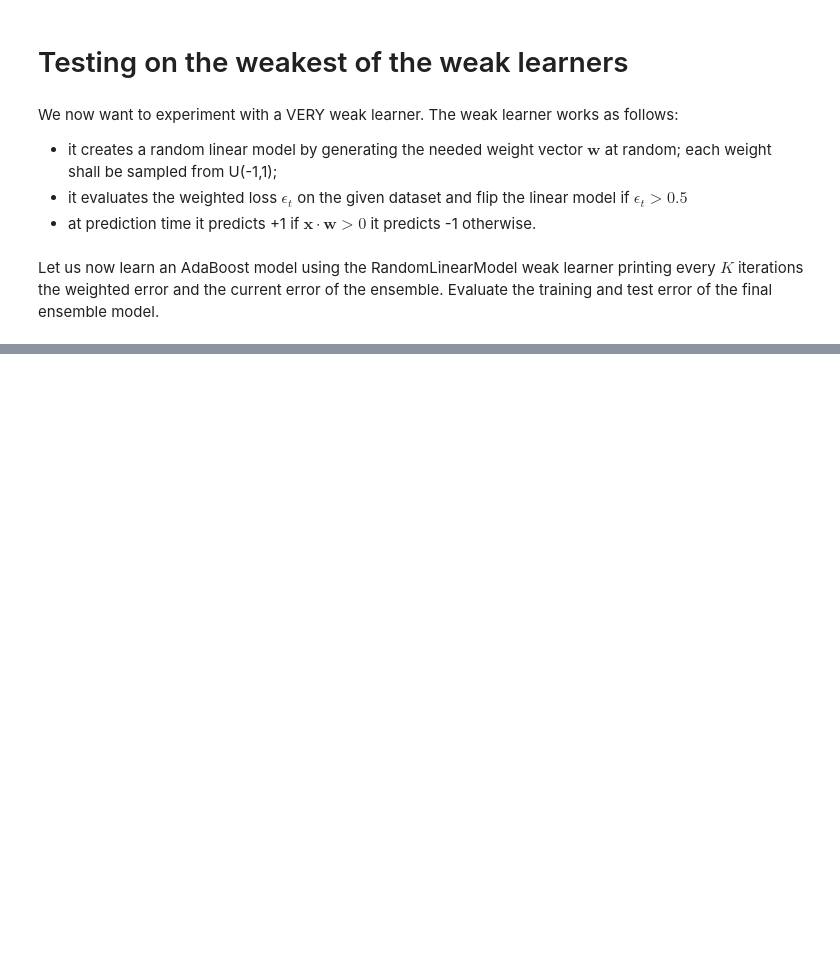
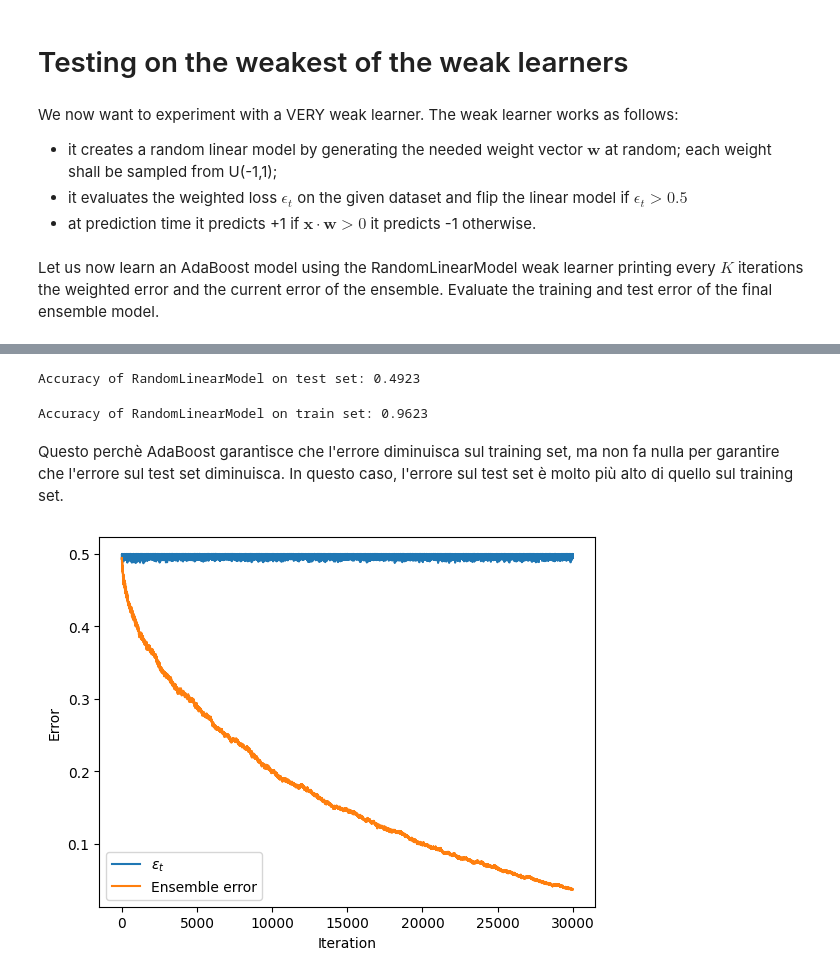
Before and after one commit to jakbtg/AAUT, a Jupyter notebook: Esposito/3-AdaBoost.ipynb, the cells around one changed output, grey strips where cells are left out. Drawn from its saved outputs; the diff is of its cells as text; code cells hidden in the pictures; blank space fills up the shorter version.

```diff
--- a/Esposito/3-AdaBoost.ipynb
+++ b/Esposito/3-AdaBoost.ipynb
@@ -40,7 +40,7 @@ class AdaBoost:
     def weightedError(self, y, y_, w):
         return np.sum(w[y != y_])
 
-    def fit(self, X, y):
+    def fit(self, X, y, print_step=10):
         n = len(y)
         w = np.ones(n) / n
         ensemble_predictions = np.zeros(n)
@@ -59,7 +59,7 @@ class AdaBoost:
             ensemble_error = np.sum(np.sign(ensemble_predictions) != y) / n
             self.ensemble_errors.append(ensemble_error)
             self.weak_learner_errors.append(et)
-            if t % 5 == 0:
+            if t % print_step == 0:
                 print(f'Step: {t} - et: {et:.4f} - ensemble error: {ensemble_error:.4f}')
         return self
 
@@ -122,19 +119,21 @@ We now want to experiment with a VERY weak learner. The weak learner works as fo
 # %%
 class RandomLinearModel:
     def loss(self, y, y_, w):
-        return None # to be completed
+        return np.sum(w[y != y_])
 
     def fit(self,X,y,sample_weight=None):
-        return None # to be completed
+        self.col_weight = (np.random.rand(X.shape[1]) - 0.5) * 2
+        y_ = self.predict(X)
+        if self.loss(y, y_, sample_weight) > 0.5:
+            self.col_weight = -self.col_weight
+        return self
 
     def predict(self,X):
-        return None # to be completed
+        return np.sign(X @ self.col_weight)
 # %% [markdown]
 Let us now learn an AdaBoost model using the RandomLinearModel weak learner printing every $K$ iterations the weighted error and the current error of the ensemble. Evaluate the training and test error of the final ensemble model.
 # %%
 rs = RandomLinearModel()
-a = AdaBoost(rs,10000)
-a.fit(X_train,y_train)
-
+a = AdaBoost(rs,30000).fit(X_train, y_train, print_step=1000)
 y_train_ = a.predict(X_train)
 y_test_ = a.predict(X_test)
@@ -140,0 +158,21 @@ y_test_ = a.predict(X_test)
+# %%
+r1_accuracy = np.sum(y_test == y_test_) / len(y_test)
+print(f'Accuracy of RandomLinearModel on test set: {r1_accuracy:.4f}')
+# %% [output]
+Accuracy of RandomLinearModel on test set: 0.4923
+# %%
+r2_accuracy = np.sum(y_train == y_train_) / len(y_train)
+print(f'Accuracy of RandomLinearModel on train set: {r2_accuracy:.4f}')
+# %% [output]
+Accuracy of RandomLinearModel on train set: 0.9623
+# %% [markdown]
+Questo perchè AdaBoost garantisce che l'errore diminuisca sul training set, ma non fa nulla per garantire che l'errore sul test set diminuisca. In questo caso, l'errore sul test set è molto più alto di quello sul training set.
+# %%
+plt.plot(a.weak_learner_errors, label="$\epsilon_t$")
+plt.plot(a.ensemble_errors, label="Ensemble error")
+plt.xlabel("Iteration")
+plt.ylabel("Error")
+plt.legend()
+plt.show()
+# %% [output]
+[figure, added]
```
Also changed, not shown: parts of 3 cells of this notebook.
